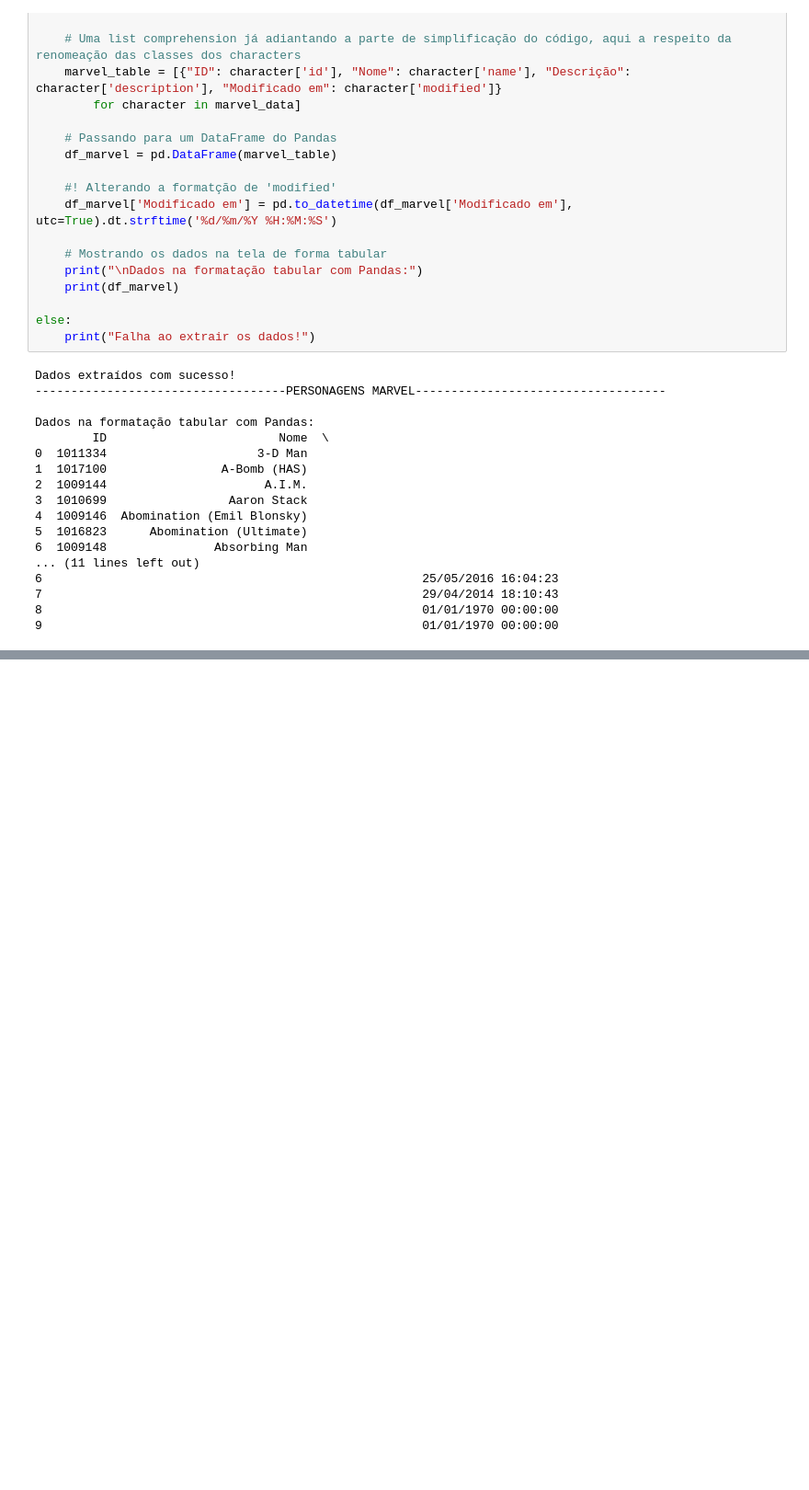
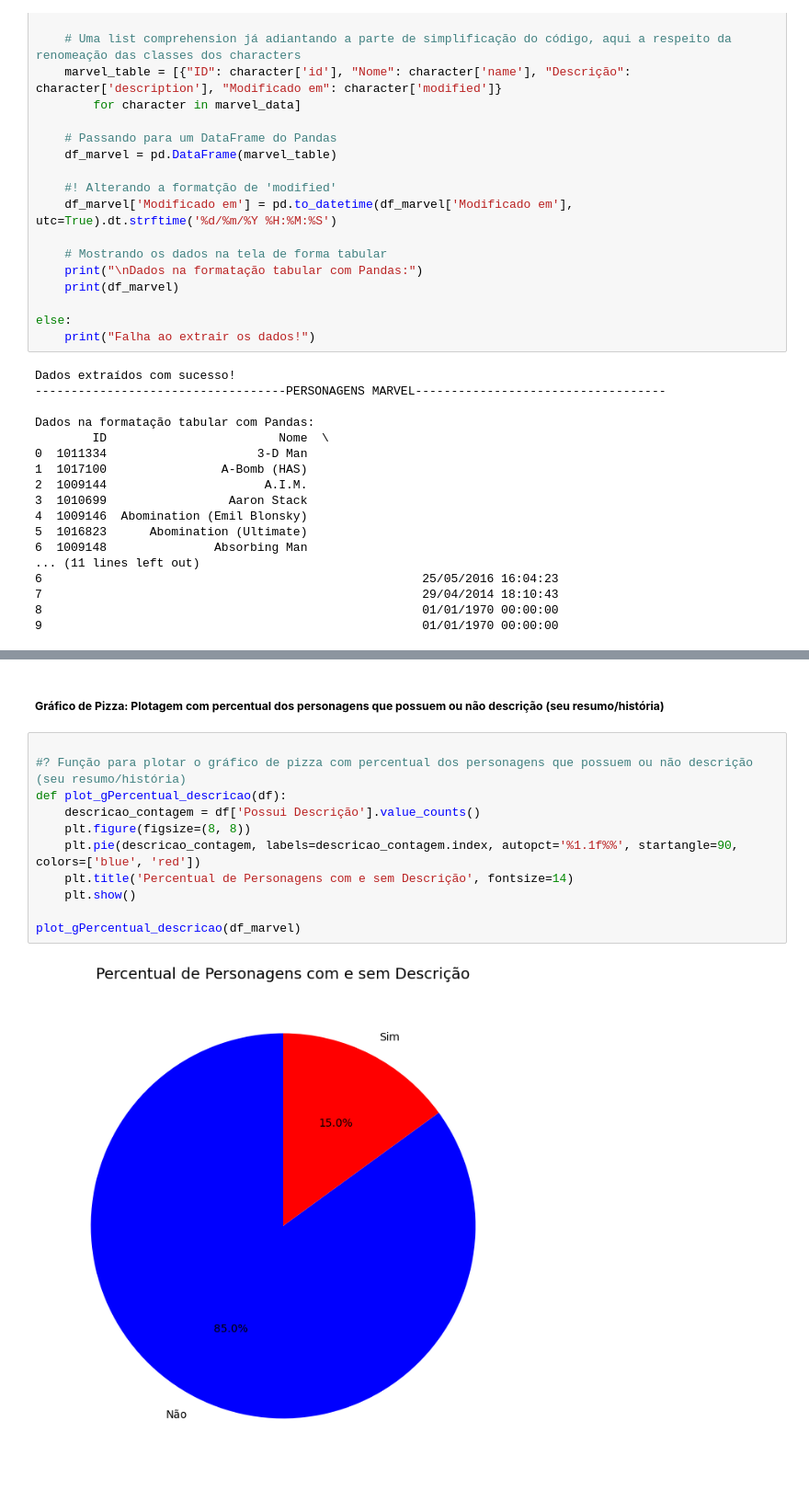
Before and after one commit to JonnCobblepot/Desafio-T-cnico-Etapa-1---Aleon, a Jupyter notebook: storytelling.ipynb, the cells around one changed output, grey strips where cells are left out. Shown: that part at 92% size. Saved outputs shown, nothing was run; the diff lists cells and outputs as text; blank space fills up the shorter version.

```diff
--- a/storytelling.ipynb
+++ b/storytelling.ipynb
@@ -341,0 +427,15 @@ Comparando com a saída anterior, essa agora está modificada para mostrar a dat
+# %% [markdown]
+##### **Gráfico de Pizza: Plotagem com percentual dos personagens que possuem ou não descrição (seu resumo/história)**
+# %%
+
+#? Função para plotar o gráfico de pizza com percentual dos personagens que possuem ou não descrição (seu resumo/história)
+def plot_gPercentual_descricao(df):
+    descricao_contagem = df['Possui Descrição'].value_counts()
+    plt.figure(figsize=(8, 8))
+    plt.pie(descricao_contagem, labels=descricao_contagem.index, autopct='%1.1f%%', startangle=90, colors=['blue', 'red'])
+    plt.title('Percentual de Personagens com e sem Descrição', fontsize=14)
+    plt.show()
+
+plot_gPercentual_descricao(df_marvel)
+# %% [output]
+[figure, added]
```
Also changed, not shown: parts of 12 cells of this notebook, 1 other file.
